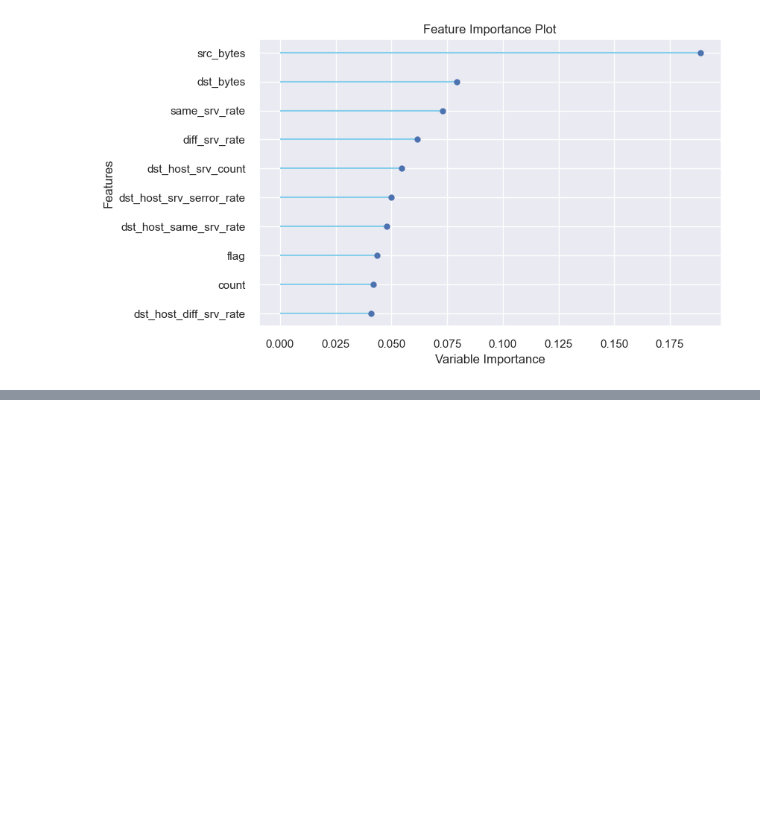
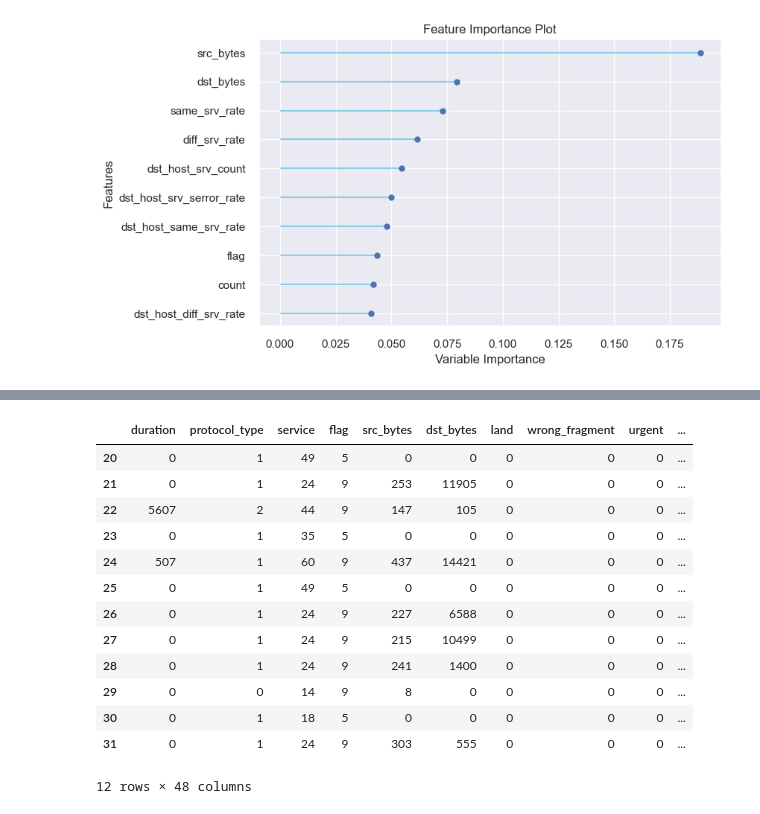
Before and after one commit to miautort/case-study-network-anomaly-detection, a Jupyter notebook: data_preparation.ipynb, the cells around one changed output, grey strips where cells are left out. Cells and saved outputs as stored; diff of their text form; code cells hidden in the pictures; blank space fills up the shorter version.

```diff
--- a/data_preparation.ipynb
+++ b/data_preparation.ipynb
@@ -160,0 +201,17 @@ plt.show()
+# %%
+df.iloc[20:32]
+# %% [output]
+|  | duration | protocol_type | service | flag | src_bytes | dst_bytes | land | wrong_fragment | urgent | ... |
+| 20 | 0 | 1 | 49 | 5 | 0 | 0 | 0 | 0 | 0 | ... |
+| 21 | 0 | 1 | 24 | 9 | 253 | 11905 | 0 | 0 | 0 | ... |
+| 22 | 5607 | 2 | 44 | 9 | 147 | 105 | 0 | 0 | 0 | ... |
+| 23 | 0 | 1 | 35 | 5 | 0 | 0 | 0 | 0 | 0 | ... |
+| 24 | 507 | 1 | 60 | 9 | 437 | 14421 | 0 | 0 | 0 | ... |
+| 25 | 0 | 1 | 49 | 5 | 0 | 0 | 0 | 0 | 0 | ... |
+| 26 | 0 | 1 | 24 | 9 | 227 | 6588 | 0 | 0 | 0 | ... |
+| 27 | 0 | 1 | 24 | 9 | 215 | 10499 | 0 | 0 | 0 | ... |
+| 28 | 0 | 1 | 24 | 9 | 241 | 1400 | 0 | 0 | 0 | ... |
+| 29 | 0 | 0 | 14 | 9 | 8 | 0 | 0 | 0 | 0 | ... |
+| 30 | 0 | 1 | 18 | 5 | 0 | 0 | 0 | 0 | 0 | ... |
+| 31 | 0 | 1 | 24 | 9 | 303 | 555 | 0 | 0 | 0 | ... |
+12 rows × 48 columns
```
Also changed, not shown: parts of 8 cells of this notebook.
